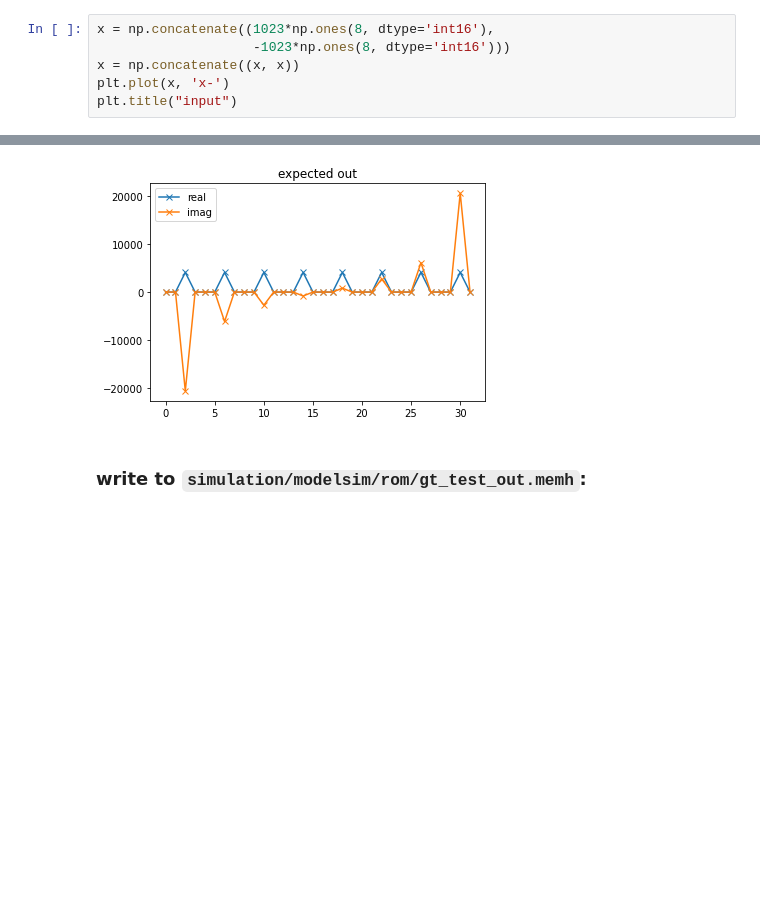
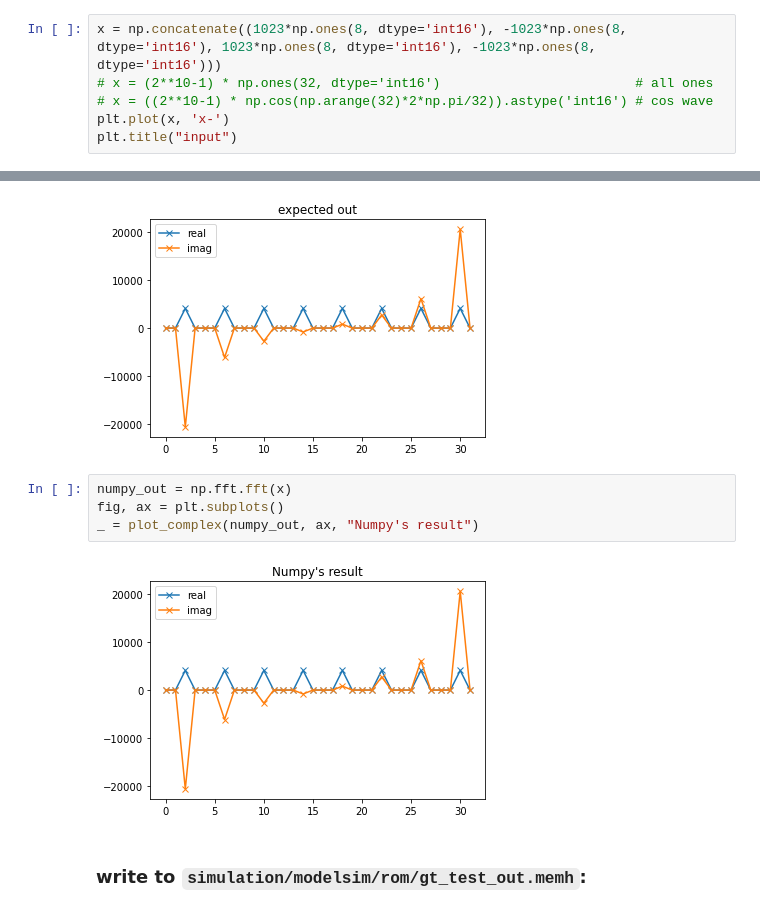
Before and after one commit to AlecVercruysse/fft_tutorial, a Jupyter notebook: fft_sim_visualization.ipynb, the cells around one changed output, grey strips where cells are left out. Saved outputs shown, nothing was run; the diff lists cells and outputs as text; blank space fills up the shorter version.

Commit message:
add numpy fft plot, and new test cases

```diff
--- a/fft_sim_visualization.ipynb
+++ b/fft_sim_visualization.ipynb
@@ -35,9 +35,9 @@ def int2hex(integer, digits):
 # %% [markdown]
 # Generate test case `x`:
 # %%
-x = np.concatenate((1023*np.ones(8, dtype='int16'),
-                    -1023*np.ones(8, dtype='int16')))
-x = np.concatenate((x, x))
+x = np.concatenate((1023*np.ones(8, dtype='int16'), -1023*np.ones(8, dtype='int16'), 1023*np.ones(8, dtype='int16'), -1023*np.ones(8, dtype='int16')))
+# x = (2**10-1) * np.ones(32, dtype='int16')                         # all ones
+# x = ((2**10-1) * np.cos(np.arange(32)*2*np.pi/32)).astype('int16') # cos wave
 plt.plot(x, 'x-')
 plt.title("input")
 # %% [output]
@@ -91,6 +91,12 @@ fig, ax = plt.subplots()
 _ = plot_complex(X, ax, "expected out")
 # %% [output]
 [figure]
+# %%
+numpy_out = np.fft.fft(x)
+fig, ax = plt.subplots()
+_ = plot_complex(numpy_out, ax, "Numpy's result")
+# %% [output]
+[figure, added]
 # %% [markdown]
 ### write to `simulation/modelsim/rom/gt_test_out.memh`:
 # %%
```
Also changed, not shown: parts of 2 cells of this notebook.
